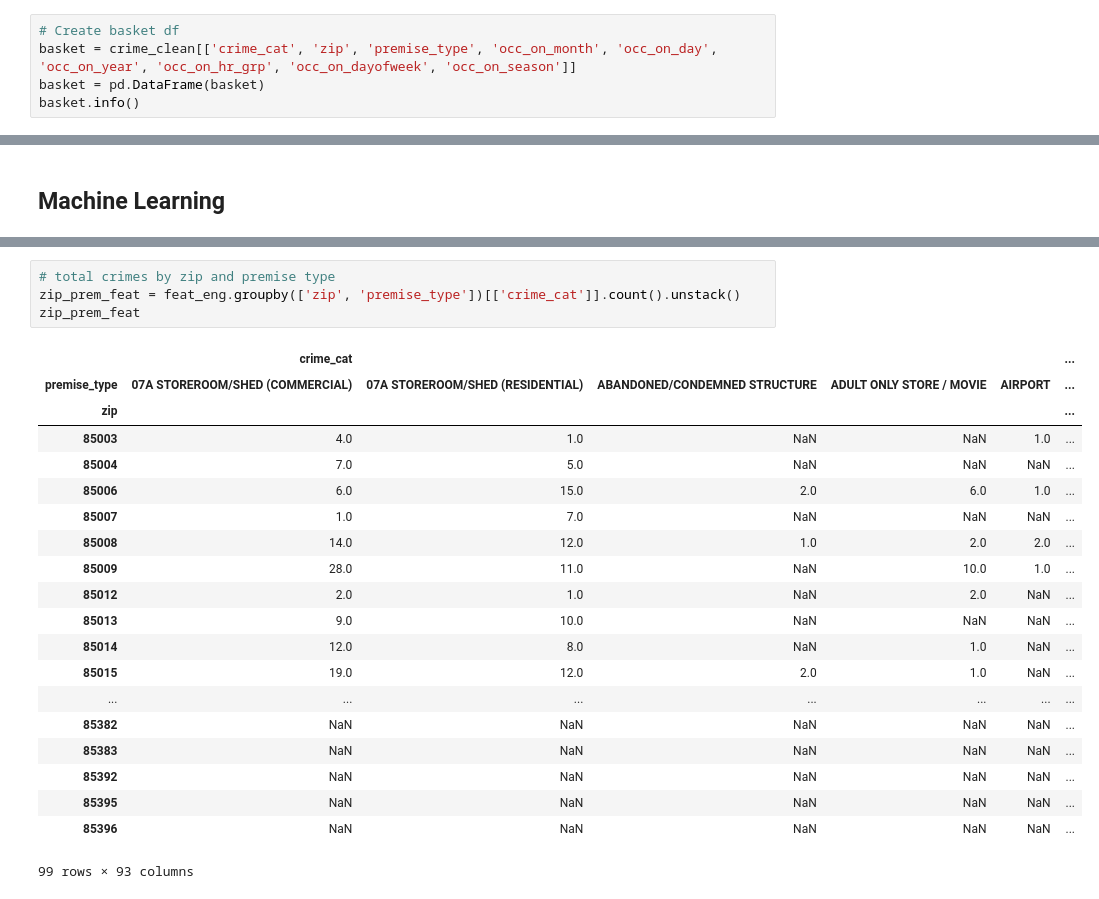
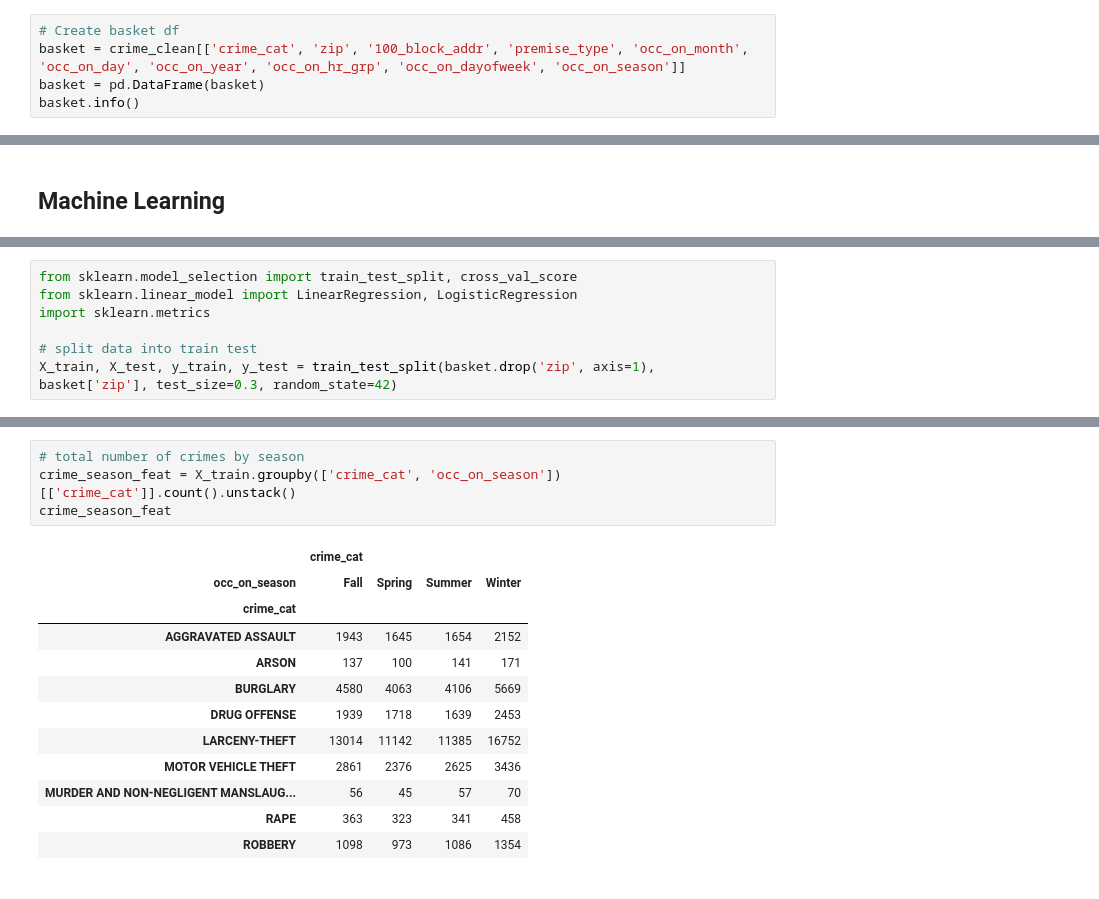
Before and after one commit to jpeterson28/DSCT_Capstone1, a Jupyter notebook: Code.ipynb, the cells around one changed output, grey strips where cells are left out. Saved outputs shown, nothing was run; the diff lists cells and outputs as text.

```diff
--- a/Code.ipynb
+++ b/Code.ipynb
@@ -284,7 +304,7 @@ plt.show()
 **Market Basket Analysis**
 # %%
 # Create basket df
-basket = crime_clean[['crime_cat', 'zip', 'premise_type', 'occ_on_month', 'occ_on_day', 'occ_on_year', 'occ_on_hr_grp', 'occ_on_dayofweek', 'occ_on_season']]
+basket = crime_clean[['crime_cat', 'zip', '100_block_addr', 'premise_type', 'occ_on_month', 'occ_on_day', 'occ_on_year', 'occ_on_hr_grp', 'occ_on_dayofweek', 'occ_on_season']]
 basket = pd.DataFrame(basket)
 basket.info()
 # %% [output]
@@ -677,0 +743,7 @@ feat_eng.describe()
+# %%
+from sklearn.model_selection import train_test_split, cross_val_score
+from sklearn.linear_model import LinearRegression, LogisticRegression
+import sklearn.metrics
+
+# split data into train test
+X_train, X_test, y_train, y_test = train_test_split(basket.drop('zip', axis=1), basket['zip'], test_size=0.3, random_state=42)
@@ -720,26 +814,18 @@ crime_time_feat
 # %%
-# total crimes by zip and premise type
-zip_prem_feat = feat_eng.groupby(['zip', 'premise_type'])[['crime_cat']].count().unstack()
-zip_prem_feat
+# total number of crimes by season
+crime_season_feat = X_train.groupby(['crime_cat', 'occ_on_season'])[['crime_cat']].count().unstack()
+crime_season_feat
 # %% [output]
-|  | crime_cat |  |  |  |  | ... |
-| premise_type | 07A STOREROOM/SHED (COMMERCIAL) | 07A STOREROOM/SHED (RESIDENTIAL) | ABANDONED/CONDEMNED STRUCTURE | ADULT ONLY STORE / MOVIE | AIRPORT | ... |
-| zip |  |  |  |  |  | ... |
-| 85003 | 4.0 | 1.0 | NaN | NaN | 1.0 | ... |
-| 85004 | 7.0 | 5.0 | NaN | NaN | NaN | ... |
-| 85006 | 6.0 | 15.0 | 2.0 | 6.0 | 1.0 | ... |
-| 85007 | 1.0 | 7.0 | NaN | NaN | NaN | ... |
-| 85008 | 14.0 | 12.0 | 1.0 | 2.0 | 2.0 | ... |
-| 85009 | 28.0 | 11.0 | NaN | 10.0 | 1.0 | ... |
-| 85012 | 2.0 | 1.0 | NaN | 2.0 | NaN | ... |
-| 85013 | 9.0 | 10.0 | NaN | NaN | NaN | ... |
-| 85014 | 12.0 | 8.0 | NaN | 1.0 | NaN | ... |
-| 85015 | 19.0 | 12.0 | 2.0 | 1.0 | NaN | ... |
-| ... | ... | ... | ... | ... | ... | ... |
-| 85382 | NaN | NaN | NaN | NaN | NaN | ... |
-| 85383 | NaN | NaN | NaN | NaN | NaN | ... |
-| 85392 | NaN | NaN | NaN | NaN | NaN | ... |
-| 85395 | NaN | NaN | NaN | NaN | NaN | ... |
-| 85396 | NaN | NaN | NaN | NaN | NaN | ... |
+|  | crime_cat |  |  |  |
+| occ_on_season | Fall | Spring | Summer | Winter |
+| crime_cat |  |  |  |  |
+| AGGRAVATED ASSAULT | 1943 | 1645 | 1654 | 2152 |
+| ARSON | 137 | 100 | 141 | 171 |
+| BURGLARY | 4580 | 4063 | 4106 | 5669 |
+| DRUG OFFENSE | 1939 | 1718 | 1639 | 2453 |
+| LARCENY-THEFT | 13014 | 11142 | 11385 | 16752 |
+| MOTOR VEHICLE THEFT | 2861 | 2376 | 2625 | 3436 |
+| MURDER AND NON-NEGLIGENT MANSLAUG... | 56 | 45 | 57 | 70 |
+| RAPE | 363 | 323 | 341 | 458 |
+| ROBBERY | 1098 | 973 | 1086 | 1354 |
-99 rows × 93 columns
 # %%
```
Also changed, not shown: parts of 28 cells of this notebook.
